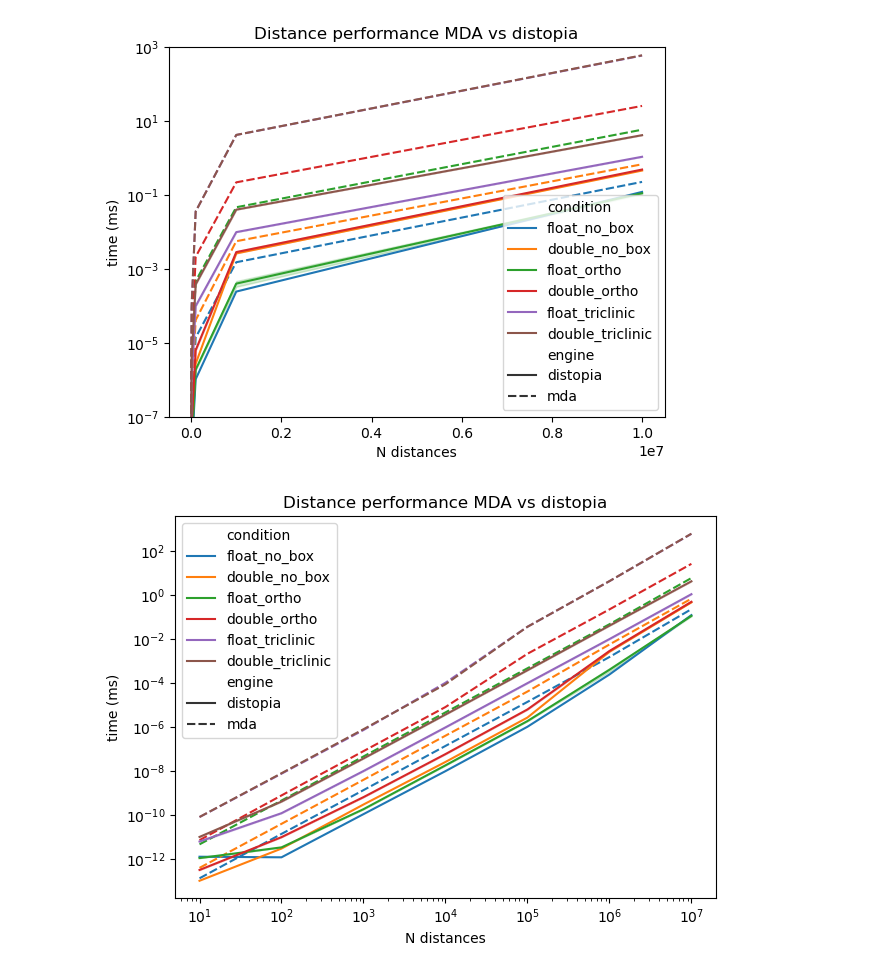
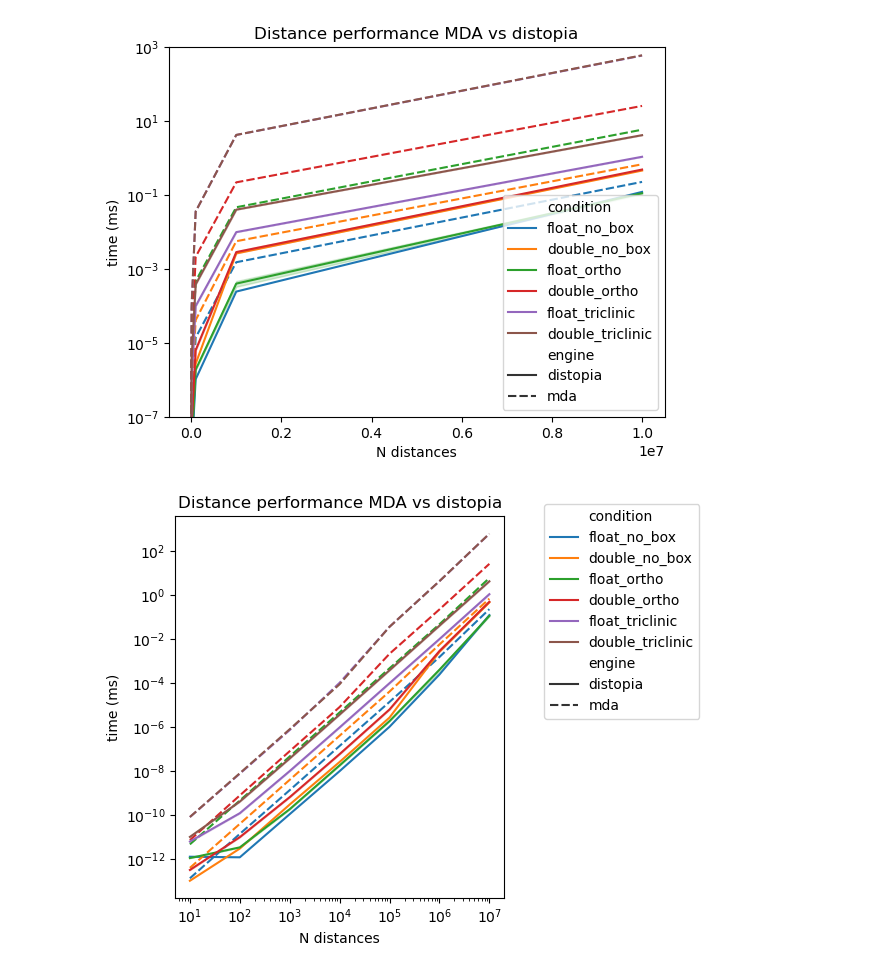
Before and after one commit to hmacdope/bench_distopia_0.3.0, a Jupyter notebook: analyse.ipynb, the cells around one changed output. Cells and saved outputs as stored; diff of their text form; code cells hidden in the pictures.

```diff
--- a/analyse.ipynb
+++ b/analyse.ipynb
@@ -173,11 +175,12 @@ plt.ylim(10e-8, 10e2)
 # %%
 plt.title("Distance performance MDA vs distopia")
 sns.lineplot(data=no_inbox, x="size", y="single_iter_time", hue="condition", style="engine")
 plt.yscale("log")
 plt.xscale("log")
 plt.xlabel("N distances")
 plt.ylabel("time (ms)")
+plt.legend(bbox_to_anchor=(1.1, 1.05))
 plt.tight_layout()
 plt.savefig("log_log.png")
 # %% [output]
-[figure, old version]
+[figure, new version]
```
Also changed, not shown: parts of 1 cell of this notebook, 2 other files.
